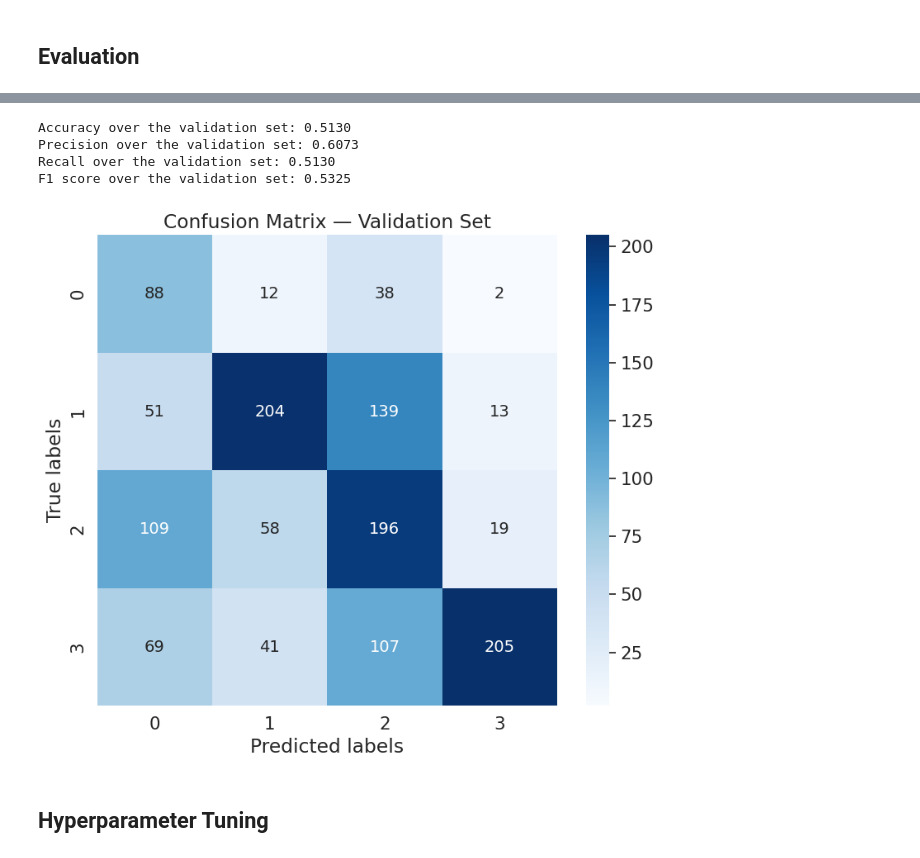
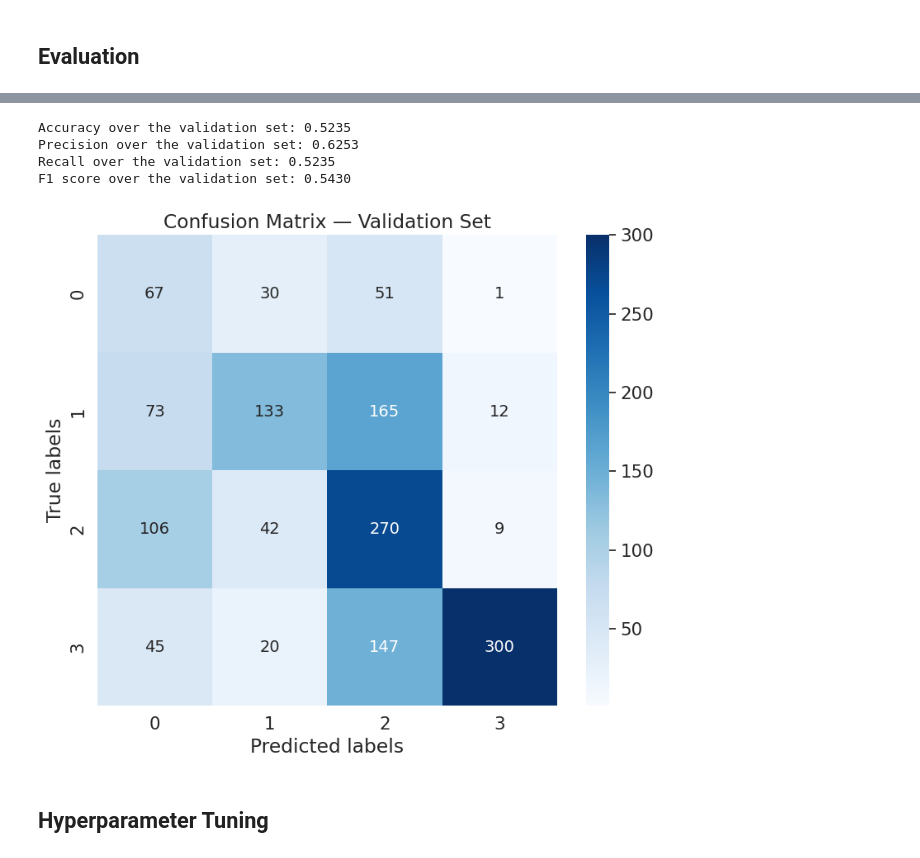
Before and after one commit to hanzla-khalid98/challenge-2_AN2DL_2025, a Jupyter notebook: notebooks/CNNDualPath_model.ipynb, the cells around one changed output, grey strips where cells are left out. Cells and saved outputs as stored; diff of their text form; code cells hidden in the pictures.

Commit message:
improve dual path

```diff
--- a/notebooks/CNNDualPath_model.ipynb
+++ b/notebooks/CNNDualPath_model.ipynb
@@ -776,11 +907,11 @@ def fit(model, train_loader, val_loader, epochs, criterion, optimizer, scaler, s
 # %%
 # Number of training epochs
 LEARNING_RATE = 5e-4
-EPOCHS = 200
+EPOCHS = 100
 PATIENCE = 50
 
 # Regularisation
-DROPOUT_RATE = 0.4        # Dropout probability
+DROPOUT_RATE = 0.3        # Dropout probability
 L1_LAMBDA = 0            # L1 penalty
 L2_LAMBDA = 0            # L2 penalty
 
@@ -822,7 +953,10 @@ PADDING_SIZE = 1
 POOL_SIZE = 2
 
 # Number of channels in first block
-INITIAL_CHANNELS = 32
+INITIAL_CHANNELS = 48
+
+IMG_BLOCK = (96, 192)
+MASK_BLOCK = (48, 96)
 
 # Channel multiplication factor between blocks
 CHANNEL_MULTIPLIER = 2
@@ -851,7 +985,13 @@ Channel Multiplier: 2
 best_model = None
 best_performance = float('-inf')
 # %%
-dualpath_model = DualPathNet(num_classes=num_classes).to(device)
+dualpath_model = DualPathNet(
+    num_classes=4,
+    base_channels=INITIAL_CHANNELS,
+    img_blocks=IMG_BLOCK,
+    mask_blocks=MASK_BLOCK,
+    dropout=DROPOUT_RATE,
+).to(device)
 
 # Affichage du résumé
 summary(dualpath_model, input_size=[input_shape, (1, input_shape[1], input_shape[2])])
@@ -886,7 +1026,7 @@ scheduler = torch.optim.lr_scheduler.CosineAnnealingLR(
     eta_min=1e-6
 )
 # %%
-experiment_name = "cnn_dualpath_1"
+experiment_name = "cnn_dualpath_2"
 
 writer = SummaryWriter(f"./{logs_dir}/cnn")
 
@@ -968,7 +1108,7 @@ plt.show()
 # Collect predictions and ground truth labels
 val_preds, val_targets = [], []
 with torch.no_grad():  # Disable gradient computation for inference
-    for imgs, masks, labels in val_loader:
+    for imgs, masks, labels, img_id in val_loader:
         imgs = imgs.to(device)
         masks = masks.to(device)
         labels = labels.to(device)
@@ -977,7 +1117,7 @@ with torch.no_grad():  # Disable gradient computation for inference
         # xb = xb.permute(0, 3, 1, 2)
 
         # Forward pass: get model predictions
-        logits = inception_model(imgs, masks)
+        logits = dualpath_model(imgs, masks)
         preds = logits.argmax(dim=1).cpu().numpy()
 
         # Store batch results
@@ -987,38 +1127,38 @@ with torch.no_grad():  # Disable gradient computation for inference
 # Combine all batches into single arrays
 val_preds = np.concatenate(val_preds)
 val_targets = np.concatenate(val_targets)
 
 # Calculate overall validation metrics
 val_acc = accuracy_score(val_targets, val_preds)
 val_prec = precision_score(val_targets, val_preds, average='weighted')
 val_rec = recall_score(val_targets, val_preds, average='weighted')
 val_f1 = f1_score(val_targets, val_preds, average='weighted')
 print(f"Accuracy over the validation set: {val_acc:.4f}")
 print(f"Precision over the validation set: {val_prec:.4f}")
 print(f"Recall over the validation set: {val_rec:.4f}")
 print(f"F1 score over the validation set: {val_f1:.4f}")
 
 # Generate confusion matrix for detailed error analysis
 cm = confusion_matrix(val_targets, val_preds)
 
 # Create numeric labels for heatmap annotation
 labels = np.array([f"{num}" for num in cm.flatten()]).reshape(cm.shape)
 
 # Visualise confusion matrix
 plt.figure(figsize=(8, 7))
 sns.heatmap(cm, annot=labels, fmt='',
             cmap='Blues')
 plt.xlabel('Predicted labels')
 plt.ylabel('True labels')
 plt.title('Confusion Matrix — Validation Set')
 plt.tight_layout()
 plt.show()
 # %% [output]
-Accuracy over the validation set: 0.5130
-Precision over the validation set: 0.6073
-Recall over the validation set: 0.5130
-F1 score over the validation set: 0.5325
+Accuracy over the validation set: 0.5235
+Precision over the validation set: 0.6253
+Recall over the validation set: 0.5235
+F1 score over the validation set: 0.5430
-[figure, old version]
+[figure, new version]
 # %% [markdown]
 ## Hyperparameter Tuning
 # %%
```
Also changed, not shown: parts of 26 cells of this notebook.
